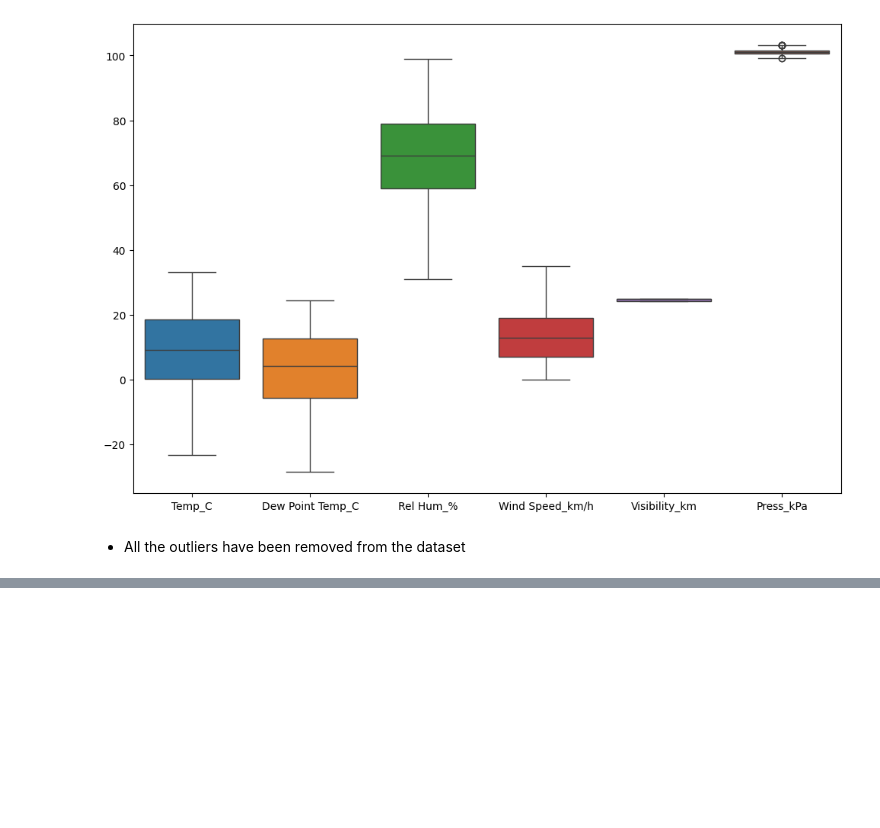
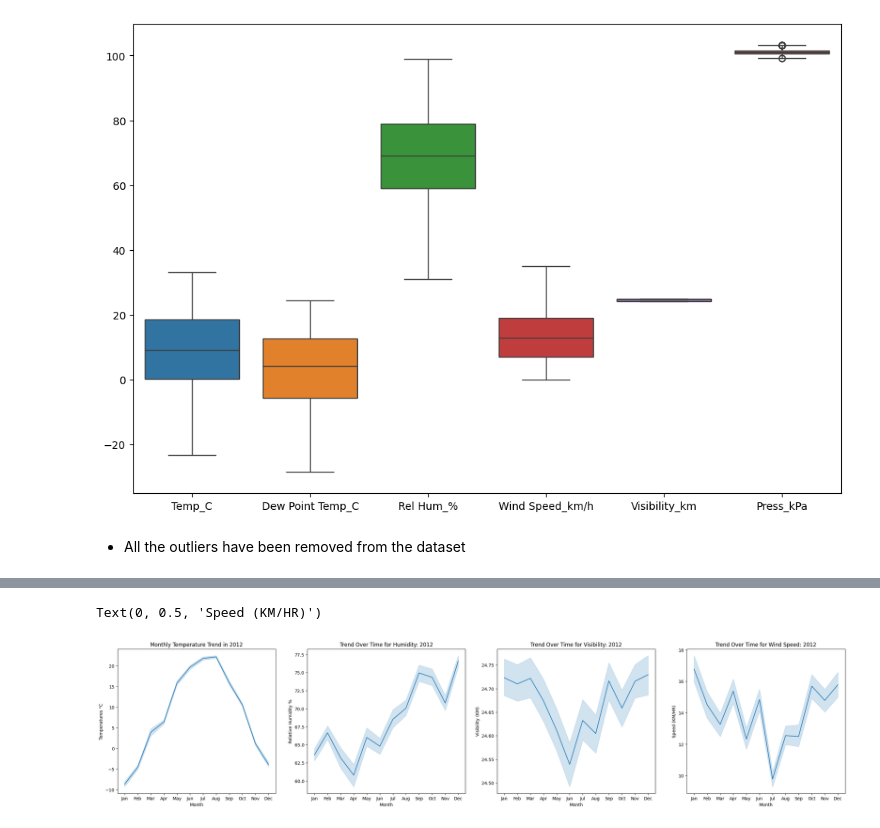
Before and after one commit to mut-rogers/lux_bootcamp, a Jupyter notebook: Week 2 Project/weather_week_2_assignment.ipynb, the cells around one changed output, grey strips where cells are left out. Drawn from its saved outputs; the diff is of its cells as text; code cells hidden in the pictures; blank space fills up the shorter version.

```diff
--- a/Week 2 Project/weather_week_2_assignment.ipynb
+++ b/Week 2 Project/weather_week_2_assignment.ipynb
@@ -192,0 +242,7 @@ sns.boxplot(data=cleaned_weather_df)
+# %%
+# Since the Date/Time column is not in datetime datatype,
+# we shall transform it accordingly as below
+
+cleaned_weather_df["Date/Time"] = pd.to_datetime(cleaned_weather_df["Date/Time"])
+
+cleaned_weather_df.info() # To confirm transformation
@@ -192,0 +269,5 @@ sns.boxplot(data=cleaned_weather_df)
+# %%
+# Creating a new column named "month" with actual names of each month
+cleaned_weather_df["month"] = cleaned_weather_df["Date/Time"].dt.strftime("%b")
+
+cleaned_weather_df.head()
@@ -192,0 +281,29 @@ sns.boxplot(data=cleaned_weather_df)
+# %%
+fig, ax = plt.subplots(1, 4, figsize=(30, 6))
+
+# Trendline for Temperature
+sns.lineplot(data=cleaned_weather_df, x="month", y="Temp_C", ax=ax[0])
+ax[0].set_title("Monthly Temperature Trend in 2012")
+ax[0].set_xlabel("Month")
+ax[0].set_ylabel("Temperatures °C")
+
+# Trendline for Relative Humidity
+sns.lineplot(data=cleaned_weather_df, x="month", y="Rel Hum_%", ax=ax[1])
+ax[1].set_xlabel("Month")
+ax[1].set_ylabel("Relative Humidity %")
+ax[1].set_title("Trend Over Time for Humidity: 2012")
+
+# Trend line for visibility condition
+sns.lineplot(data=cleaned_weather_df, x="month", y="Visibility_km", ax=ax[2])
+ax[2].set_title("Trend Over Time for Visibility: 2012")
+ax[2].set_xlabel("Month")
+ax[2].set_ylabel("Visibility (KM)")
+
+# Trend line for Wind Speed
+sns.lineplot(data=cleaned_weather_df, x="month", y="Wind Speed_km/h", ax=ax[3])
+ax[3].set_title("Trend Over Time for Wind Speed: 2012")
+ax[3].set_xlabel("Month")
+ax[3].set_ylabel("Speed (KM/HR)")
+# %% [output]
+Text(0, 0.5, 'Speed (KM/HR)')
+[figure, added]
```
Also changed, not shown: parts of 9 cells of this notebook.
